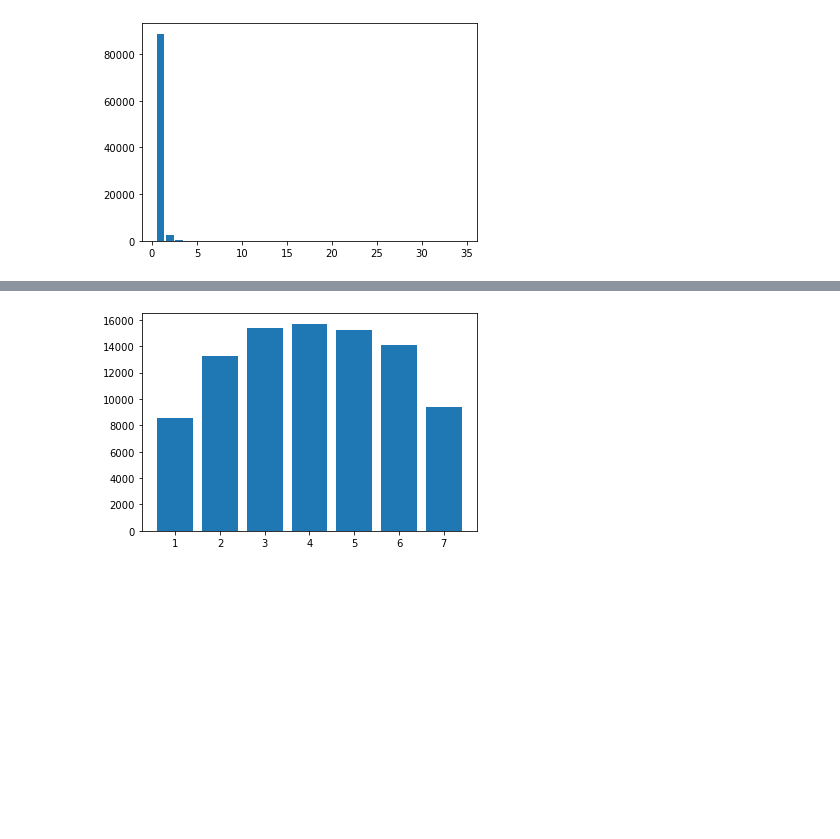
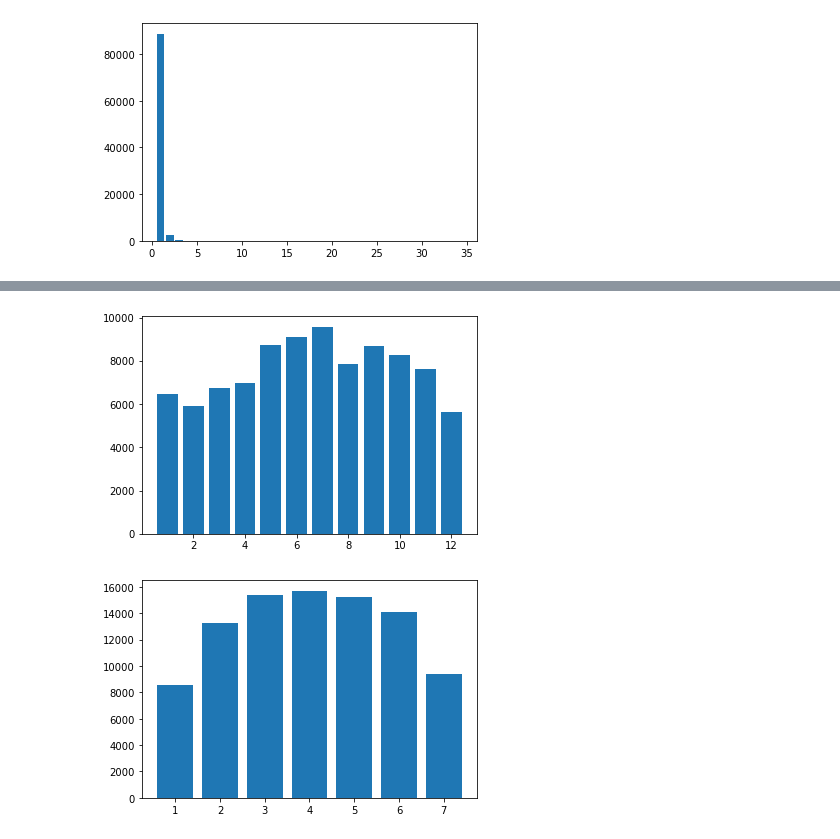
Before and after one commit to kellyroddy/cycling-accidents, a Jupyter notebook: Road safety data project.ipynb, the cells around one changed output, grey strips where cells are left out. Saved outputs shown, nothing was run; the diff lists cells and outputs as text; code cells hidden in the pictures; blank space fills up the shorter version.

```diff
--- a/Road safety data project.ipynb
+++ b/Road safety data project.ipynb
@@ -123,3 +120,6 @@ plt.bar(var1['index'], var1['Number_of_Casualties'])
 plt.show()
 # %% [output]
 [figure]
+# %%
+cycle_accidents.loc[:,'Month'] = pd.to_datetime(cycle_accidents.loc[:,'Date'], format='%d/%m/%Y')
+cycle_accidents.loc[:,'Month'] = cycle_accidents.loc[:,'Month'].dt.month
@@ -126,3 +137,9 @@ plt.show()
+# %%
+var1 = cycle_accidents['Month'].value_counts().reset_index()
+plt.bar(var1['index'], var1['Month'])
+plt.show()
+# %% [output]
+[figure, added]
 # %%
 var1 = cycle_accidents['Day_of_Week'].value_counts().reset_index()
 plt.bar(var1['index'], var1['Day_of_Week'])
```
Also changed, not shown: parts of 6 cells of this notebook.
